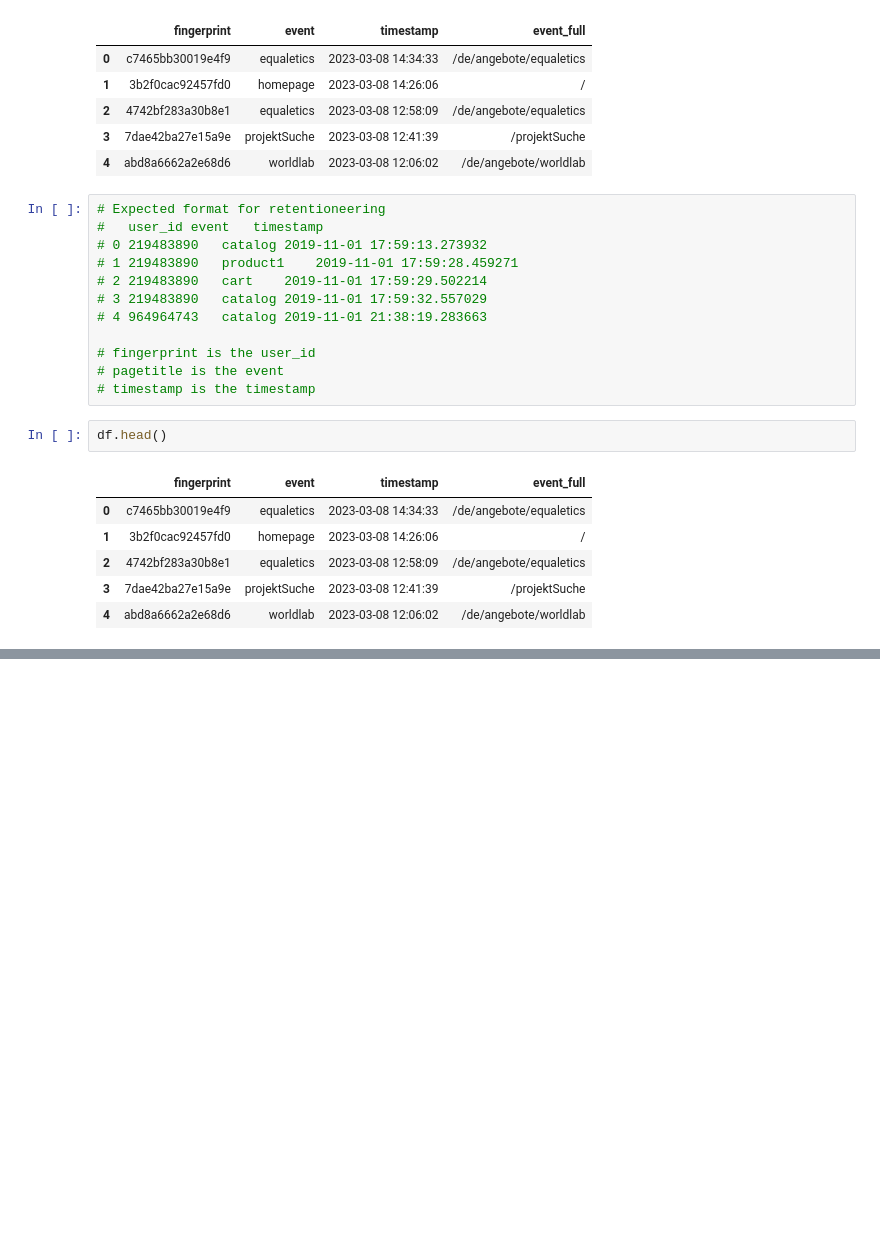
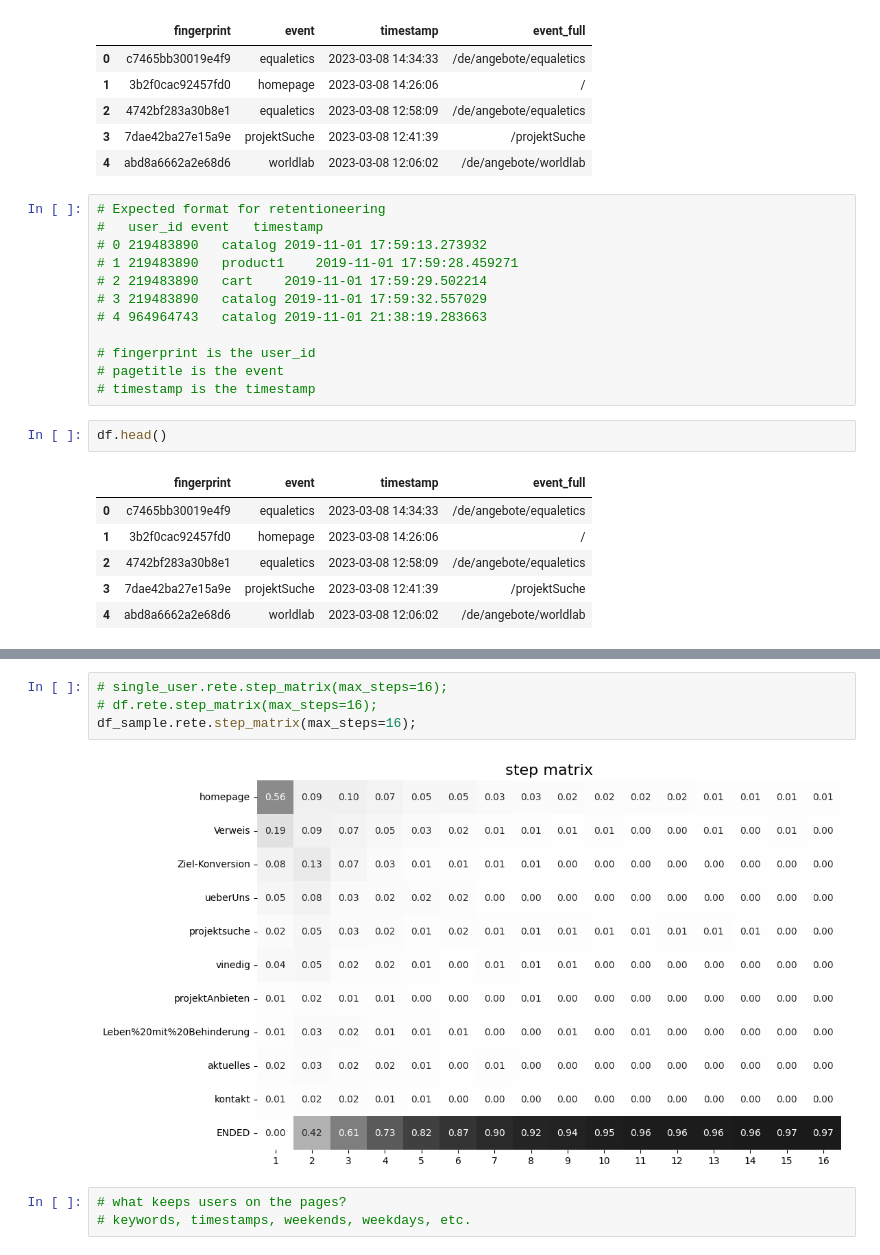
Before and after one commit to dssg-berlin/web-tracking-analytics, a Jupyter notebook: notebooks/diego/04_rententioneering.ipynb, the cells around one changed output, grey strips where cells are left out. Drawn from its saved outputs; the diff is of its cells as text; blank space fills up the shorter version.

```diff
--- a/notebooks/diego/04_rententioneering.ipynb
+++ b/notebooks/diego/04_rententioneering.ipynb
@@ -285,0 +308,9 @@ df.rete.plot_graph(norm_type='node',
+# %%
+# single_user.rete.step_matrix(max_steps=16);
+# df.rete.step_matrix(max_steps=16);
+df_sample.rete.step_matrix(max_steps=16);
+# %% [output]
+[figure, added]
+# %%
+# what keeps users on the pages?
+# keywords, timestamps, weekends, weekdays, etc.
```
Also changed, not shown: parts of 5 cells of this notebook, 4 other files.
